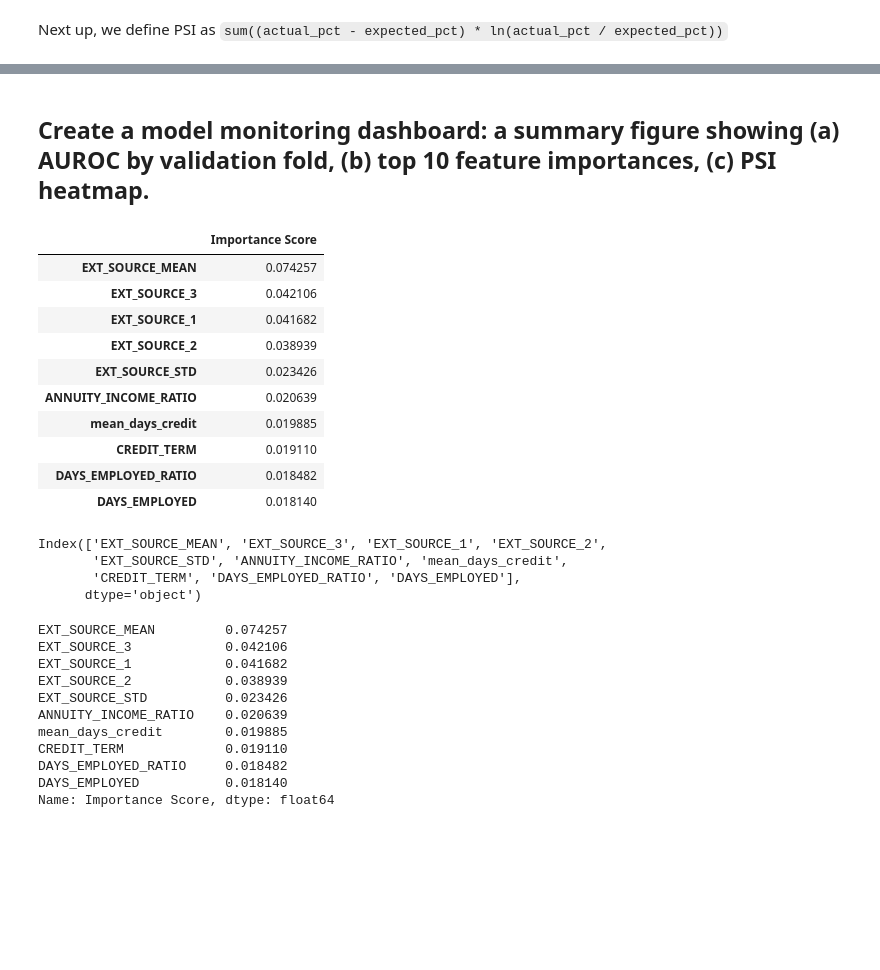
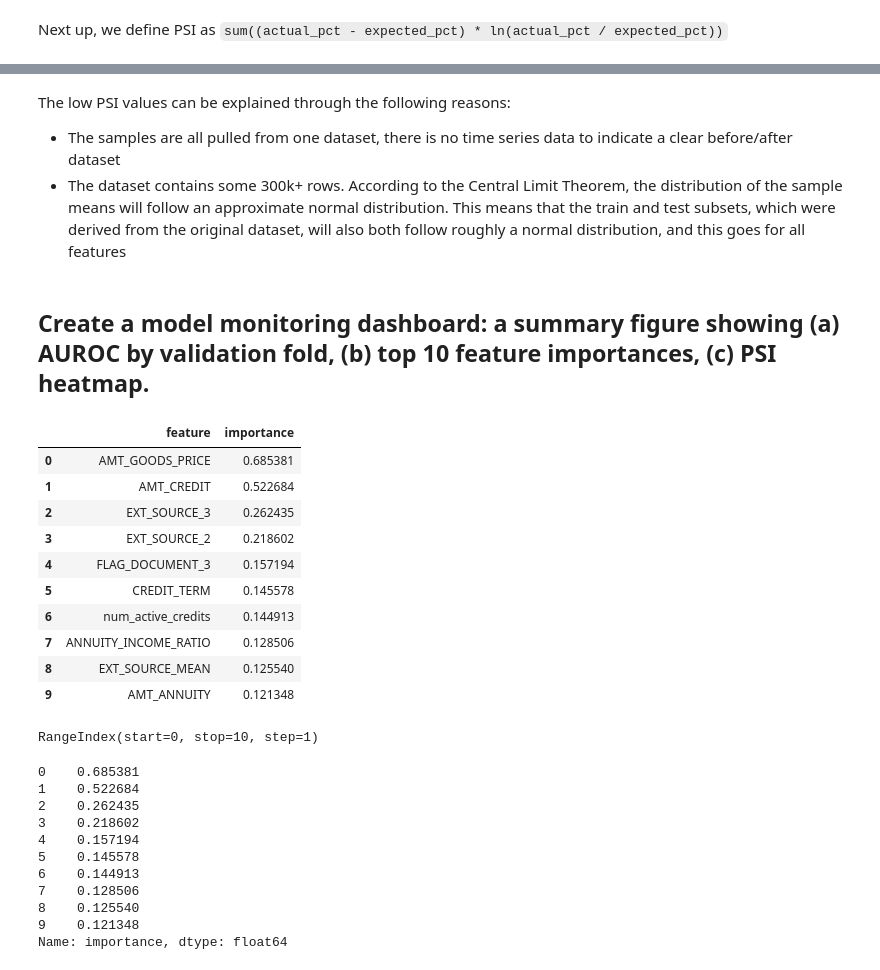
Before and after one commit to jarviscanada/jarvis_data_eng_AlanHu, a Jupyter notebook: machine_learning/module1/capstone/notebooks/05_explainability.ipynb, the cells around one changed output, grey strips where cells are left out. Saved outputs shown, nothing was run; the diff lists cells and outputs as text; code cells hidden in the pictures; blank space fills up the shorter version.

```diff
--- a/machine_learning/module1/capstone/notebooks/05_explainability.ipynb
+++ b/machine_learning/module1/capstone/notebooks/05_explainability.ipynb
@@ -91,6 +84,6 @@ X_sample
 # %%
 model = best_model.named_steps['model']
-preprocessor = best_model.named_steps['preprocessor']
+preprocessor = best_model.named_steps['preprocesser']
 
 # transform the sample according to the pipeline transformer
 X_sample_normalized = preprocessor.transform(X_sample)
@@ -117,6 +110,8 @@ X_sample_normalized
 # %%
+%%time
+
 # read in values if the file exists
-shap_path = Path(f"{os.getcwd()}/../models/shap_values.joblib")
+shap_path = Path(f"{os.getcwd()}/../data/shap_values.joblib")
 
 if shap_path.exists():
     shap_values = joblib.load(shap_path)
@@ -283,4 +262,13 @@ According to the Equal Credit Opportunity Act (ECOA), specific reasoning must be
 First compute top 10 features
 # %%
 # create Series/DataFrame with feature importances
-feature_importances = pd.DataFrame(data=best_model.named_steps['model'].feature_importances_, index=X_sample_normalized.columns).rename(columns={0: 'Importance Score'})
+mean_abs_shap = np.abs(shap_values.values).mean(axis=0)
+feature_importance = pd.DataFrame(
+    {"feature": X.columns, "importance": mean_abs_shap}
+)
+
+feature_importances = feature_importance.sort_values(
+    by="importance", ascending=False
+).reset_index(drop=True)
+
+display(feature_importances)
@@ -329,40 +338,41 @@ psi_results
+# %% [markdown]
+The low PSI values can be explained through the following reasons:
+- The samples are all pulled from one dataset, there is no time series data to indicate a clear before/after dataset
+- The dataset contains some 300k+ rows. According to the Central Limit Theorem, the distribution of the sample means will follow an approximate normal distribution. This means that the train and test subsets, which were derived from the original dataset, will also both follow roughly a normal distribution, and this goes for all features
 # %% [markdown]
 ## Create a model monitoring dashboard: a summary figure showing (a) AUROC by validation fold, (b) top 10 feature importances, (c) PSI heatmap.
 # %%
-feature_importances_sorted = feature_importances.sort_values(by=['Importance Score'], ascending=False).head(10)
+feature_importances_sorted = feature_importances.sort_values(by=['importance'], ascending=False).head(10)
 features = feature_importances_sorted.index
-feature_scores = feature_importances_sorted['Importance Score']
+feature_scores = feature_importances_sorted['importance']
 
 display(feature_importances_sorted)
 display(features)
 display(feature_scores)
 # %% [output]
-|  | Importance Score |
-| EXT_SOURCE_MEAN | 0.074257 |
-| EXT_SOURCE_3 | 0.042106 |
-| EXT_SOURCE_1 | 0.041682 |
-| EXT_SOURCE_2 | 0.038939 |
-| EXT_SOURCE_STD | 0.023426 |
-| ANNUITY_INCOME_RATIO | 0.020639 |
-| mean_days_credit | 0.019885 |
-| CREDIT_TERM | 0.019110 |
-| DAYS_EMPLOYED_RATIO | 0.018482 |
-| DAYS_EMPLOYED | 0.018140 |
+|  | feature | importance |
+| 0 | AMT_GOODS_PRICE | 0.685381 |
+| 1 | AMT_CREDIT | 0.522684 |
+| 2 | EXT_SOURCE_3 | 0.262435 |
+| 3 | EXT_SOURCE_2 | 0.218602 |
+| 4 | FLAG_DOCUMENT_3 | 0.157194 |
+| 5 | CREDIT_TERM | 0.145578 |
+| 6 | num_active_credits | 0.144913 |
+| 7 | ANNUITY_INCOME_RATIO | 0.128506 |
+| 8 | EXT_SOURCE_MEAN | 0.125540 |
+| 9 | AMT_ANNUITY | 0.121348 |
-Index(['EXT_SOURCE_MEAN', 'EXT_SOURCE_3', 'EXT_SOURCE_1', 'EXT_SOURCE_2',
-       'EXT_SOURCE_STD', 'ANNUITY_INCOME_RATIO', 'mean_days_credit',
-       'CREDIT_TERM', 'DAYS_EMPLOYED_RATIO', 'DAYS_EMPLOYED'],
-      dtype='object')
+RangeIndex(start=0, stop=10, step=1)
-EXT_SOURCE_MEAN         0.074257
-EXT_SOURCE_3            0.042106
-EXT_SOURCE_1            0.041682
-EXT_SOURCE_2            0.038939
-EXT_SOURCE_STD          0.023426
-ANNUITY_INCOME_RATIO    0.020639
-mean_days_credit        0.019885
-CREDIT_TERM             0.019110
-DAYS_EMPLOYED_RATIO     0.018482
-DAYS_EMPLOYED           0.018140
-Name: Importance Score, dtype: float64
+0    0.685381
+1    0.522684
+2    0.262435
+3    0.218602
+4    0.157194
+5    0.145578
+6    0.144913
+7    0.128506
+8    0.125540
+9    0.121348
+Name: importance, dtype: float64
 # %%
 psi_df = pd.DataFrame(pd.Series(data=psi_results, index=psi_results.keys())).rename(columns={0: 'PSI'})
 psi_df
```
Also changed, not shown: parts of 24 cells of this notebook, 6 other files.
